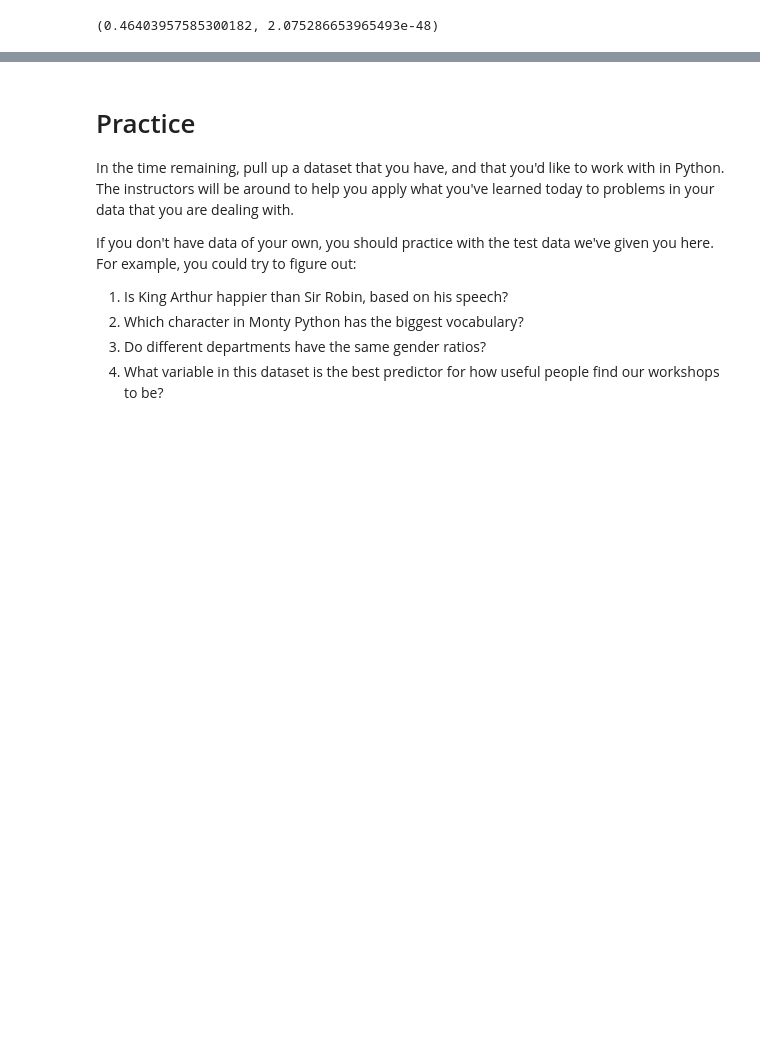
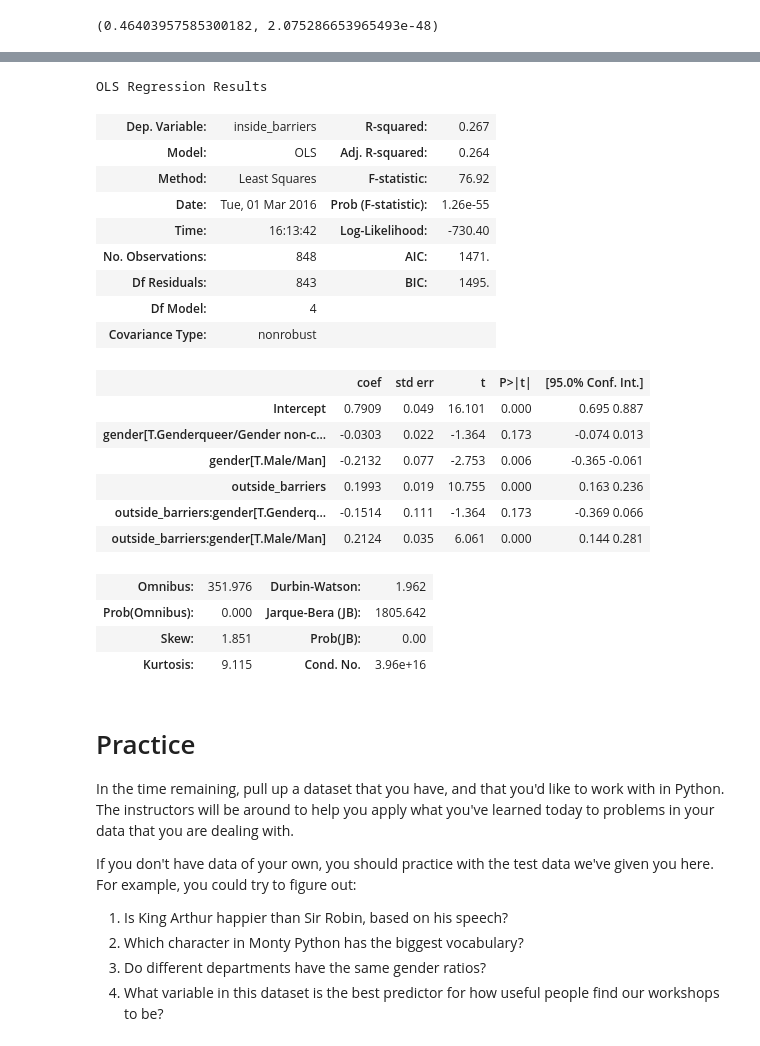
Before and after one commit to dlab-berkeley/python-for-everything, a Jupyter notebook: instructor/day_three.ipynb, the cells around one changed output, grey strips where cells are left out. Drawn from its saved outputs; the diff is of its cells as text; code cells hidden in the pictures; blank space fills up the shorter version.

```diff
--- a/instructor/day_three.ipynb
+++ b/instructor/day_three.ipynb
@@ -788,3 +898,27 @@ You'll notice that we haven't done a whole lot of statistical analyses yet. For
+# %%
+smf.ols("inside_barriers ~ outside_barriers * gender", data=data).fit().summary()
+# %% [output]
+OLS Regression Results
+| Dep. Variable: | inside_barriers | R-squared: | 0.267 |
+| Model: | OLS | Adj. R-squared: | 0.264 |
+| Method: | Least Squares | F-statistic: | 76.92 |
+| Date: | Tue, 01 Mar 2016 | Prob (F-statistic): | 1.26e-55 |
+| Time: | 16:13:42 | Log-Likelihood: | -730.40 |
+| No. Observations: | 848 | AIC: | 1471. |
+| Df Residuals: | 843 | BIC: | 1495. |
+| Df Model: | 4 |  |  |
+| Covariance Type: | nonrobust |  |  |
+|  | coef | std err | t | P>|t| | [95.0% Conf. Int.] |
+| Intercept | 0.7909 | 0.049 | 16.101 | 0.000 | 0.695 0.887 |
+| gender[T.Genderqueer/Gender non-c... | -0.0303 | 0.022 | -1.364 | 0.173 | -0.074 0.013 |
+| gender[T.Male/Man] | -0.2132 | 0.077 | -2.753 | 0.006 | -0.365 -0.061 |
+| outside_barriers | 0.1993 | 0.019 | 10.755 | 0.000 | 0.163 0.236 |
+| outside_barriers:gender[T.Genderq... | -0.1514 | 0.111 | -1.364 | 0.173 | -0.369 0.066 |
+| outside_barriers:gender[T.Male/Man] | 0.2124 | 0.035 | 6.061 | 0.000 | 0.144 0.281 |
+| Omnibus: | 351.976 | Durbin-Watson: | 1.962 |
+| Prob(Omnibus): | 0.000 | Jarque-Bera (JB): | 1805.642 |
+| Skew: | 1.851 | Prob(JB): | 0.00 |
+| Kurtosis: | 9.115 | Cond. No. | 3.96e+16 |
 # %% [markdown]
 # Practice
 
```
Also changed, not shown: parts of 19 cells of this notebook.
